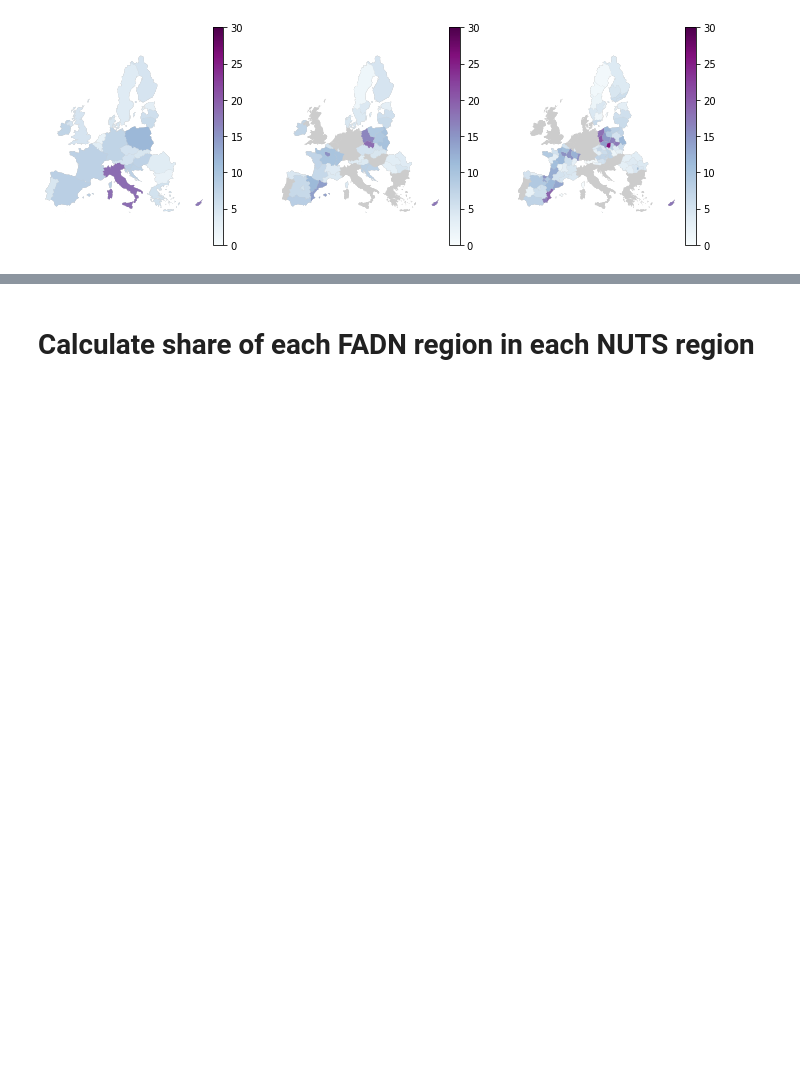
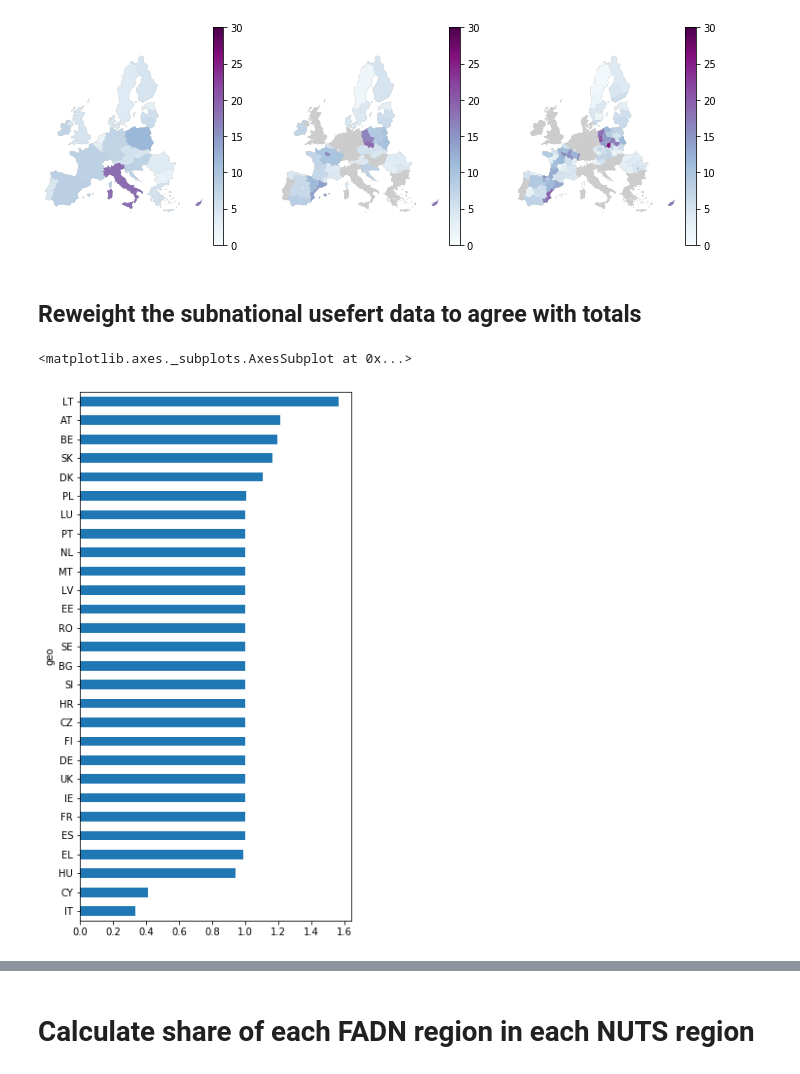
Before and after one commit to rasmuse/subnational-p-budgets, a Jupyter notebook: Mineral fertilizer.ipynb, the cells around one changed output, grey strips where cells are left out. Saved outputs shown, nothing was run; the diff lists cells and outputs as text; code cells hidden in the pictures; blank space fills up the shorter version.

```diff
--- a/Mineral fertilizer.ipynb
+++ b/Mineral fertilizer.ipynb
@@ -178,21 +233,21 @@ Name: value, Length: 4323, dtype: float64
 
 So we do not lose anything by extracting data only from the chosen data year.
 # %%
-data_for_chosen_year = (
-    eurostat_p_qty_all
+usefert_chosen_year = (
+    usefert
     .xs(settings.DATA_YEAR, level='time')
     .reindex(candidate_nuts_regions)
     .dropna()
 )
 
-mean_value_all_years = (
-    eurostat_p_qty_all
+usefert_mean_value = (
+    usefert
     .groupby('geo')
     .mean()
     .reindex(candidate_nuts_regions)
     .dropna()
 )
 
-set(data_for_chosen_year.index) == set(mean_value_all_years.index)
+set(usefert_chosen_year.index) == set(usefert_mean_value.index)
 # %% [output]
 True
@@ -220,3 +276,12 @@ for ax, nuts_level in zip(axs, nuts_levels):
     plots.adj_geoplot(ax)
 # %% [output]
 [figure]
+# %% [markdown]
+## Reweight the subnational usefert data to agree with totals
+# %%
+usefert_totals = usefert_chosen_year.pipe(nuts.filter_nuts_level, 0)
+usefert_correction_factor = eurostat_totals.div(usefert_totals).rename('factor')
+usefert_correction_factor.sort_values().plot.barh(figsize=(5, 10))
+# %% [output]
+<matplotlib.axes._subplots.AxesSubplot at 0x...>
+[figure, added]
```
Also changed, not shown: parts of 16 cells of this notebook.
